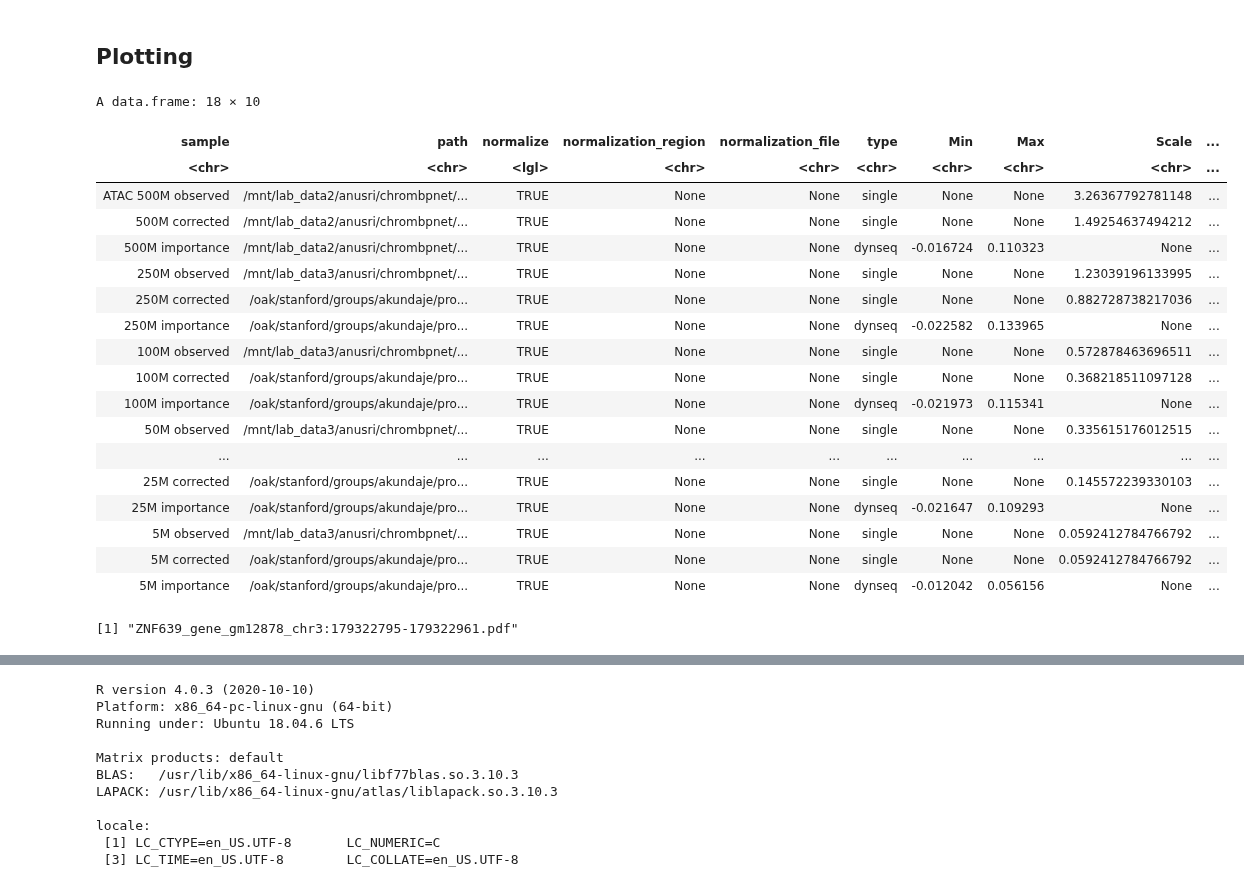
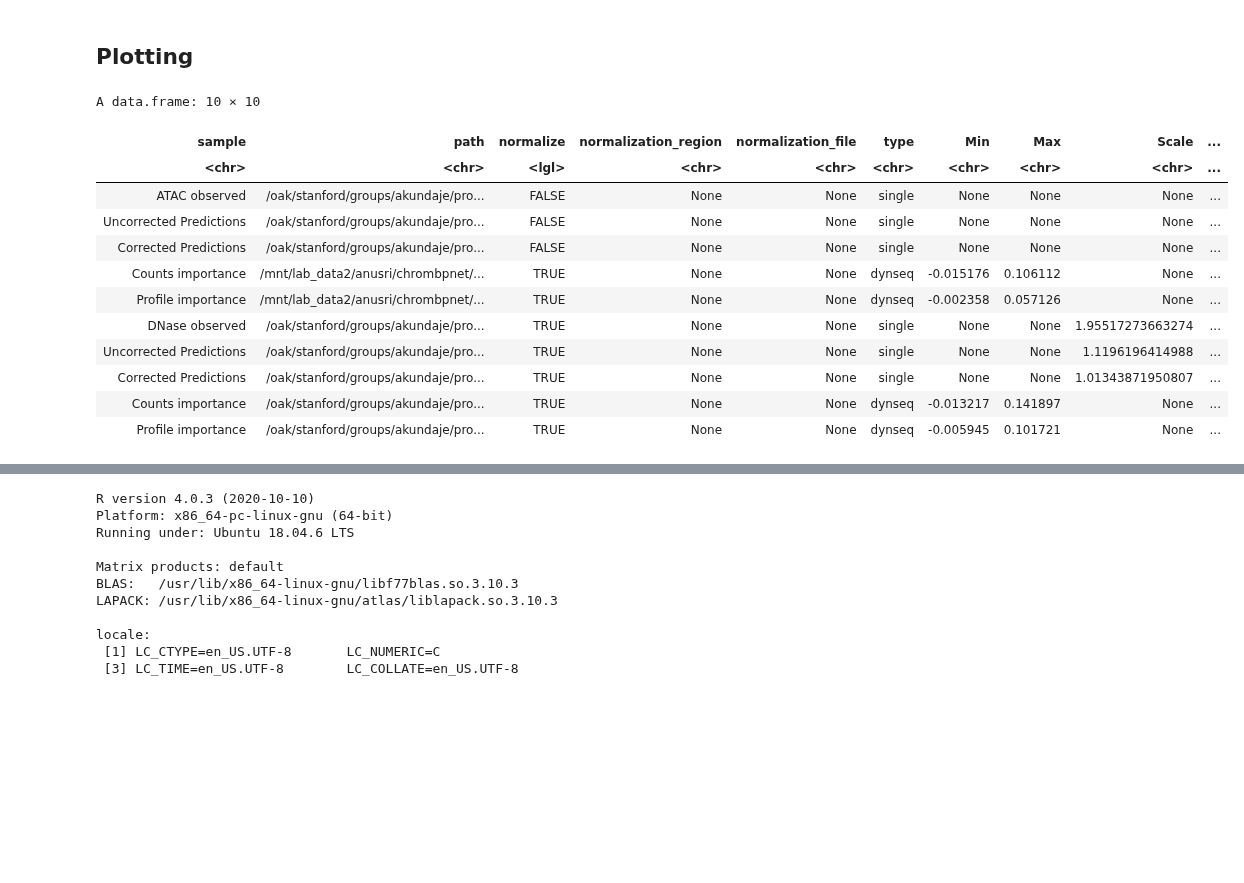
Before and after one commit to kundajelab/chrombpnet, a Jupyter notebook: src/evaluation/figure_notebooks/figure_3/locus_plots.ipynb, the cells around one changed output, grey strips where cells are left out. Drawn from its saved outputs; the diff is of its cells as text; code cells hidden in the pictures; blank space fills up the shorter version.

```diff
--- a/src/evaluation/figure_notebooks/figure_3/locus_plots.ipynb
+++ b/src/evaluation/figure_notebooks/figure_3/locus_plots.ipynb
@@ -318,63 +380,24 @@ generate_plots <- function(config, region, genome) {
 # %% [markdown]
 ## Plotting
 # %%
-config = read.table("./configs/subsample_locus_plots.tsv", header=T, stringsAsFactors=F, sep='\t')
+#config = read.table("./configs/config_main_locus-zoomout.tsv", header=T, stringsAsFactors=F, sep='\t')
+config = read.table("./configs/config_main_locus.tsv", header=T, stringsAsFactors=F, sep='\t')
+
 #config = read.table("./configs/config_supp_gm.tsv", header=T, stringsAsFactors=F, sep='\t')
 
 
 config
 # %% [output]
-A data.frame: 18 × 10
+A data.frame: 10 × 10
 | sample | path | normalize | normalization_region | normalization_file | type | Min | Max | Scale | ... |
 | <chr> | <chr> | <lgl> | <chr> | <chr> | <chr> | <chr> | <chr> | <chr> | ... |
-| ATAC 500M observed | /mnt/lab_data2/anusri/chrombpnet/... | TRUE | None | None | single | None | None | 3.26367792781148 | ... |
-| 500M corrected | /mnt/lab_data2/anusri/chrombpnet/... | TRUE | None | None | single | None | None | 1.49254637494212 | ... |
-| 500M importance | /mnt/lab_data2/anusri/chrombpnet/... | TRUE | None | None | dynseq | -0.016724 | 0.110323 | None | ... |
-| 250M observed | /mnt/lab_data3/anusri/chrombpnet/... | TRUE | None | None | single | None | None | 1.23039196133995 | ... |
-| 250M corrected | /oak/stanford/groups/akundaje/pro... | TRUE | None | None | single | None | None | 0.882728738217036 | ... |
-| 250M importance | /oak/stanford/groups/akundaje/pro... | TRUE | None | None | dynseq | -0.022582 | 0.133965 | None | ... |
-| 100M observed | /mnt/lab_data3/anusri/chrombpnet/... | TRUE | None | None | single | None | None | 0.572878463696511 | ... |
-| 100M corrected | /oak/stanford/groups/akundaje/pro... | TRUE | None | None | single | None | None | 0.368218511097128 | ... |
-| 100M importance | /oak/stanford/groups/akundaje/pro... | TRUE | None | None | dynseq | -0.021973 | 0.115341 | None | ... |
-| 50M observed | /mnt/lab_data3/anusri/chrombpnet/... | TRUE | None | None | single | None | None | 0.335615176012515 | ... |
-| ... | ... | ... | ... | ... | ... | ... | ... | ... | ... |
-| 25M corrected | /oak/stanford/groups/akundaje/pro... | TRUE | None | None | single | None | None | 0.145572239330103 | ... |
-| 25M importance | /oak/stanford/groups/akundaje/pro... | TRUE | None | None | dynseq | -0.021647 | 0.109293 | None | ... |
-| 5M observed | /mnt/lab_data3/anusri/chrombpnet/... | TRUE | None | None | single | None | None | 0.0592412784766792 | ... |
-| 5M corrected | /oak/stanford/groups/akundaje/pro... | TRUE | None | None | single | None | None | 0.0592412784766792 | ... |
-| 5M importance | /oak/stanford/groups/akundaje/pro... | TRUE | None | None | dynseq | -0.012042 | 0.056156 | None | ... |
+| ATAC observed | /oak/stanford/groups/akundaje/pro... | FALSE | None | None | single | None | None | None | ... |
+| Uncorrected Predictions | /oak/stanford/groups/akundaje/pro... | FALSE | None | None | single | None | None | None | ... |
+| Corrected Predictions | /oak/stanford/groups/akundaje/pro... | FALSE | None | None | single | None | None | None | ... |
+| Counts importance | /mnt/lab_data2/anusri/chrombpnet/... | TRUE | None | None | dynseq | -0.015176 | 0.106112 | None | ... |
+| Profile importance | /mnt/lab_data2/anusri/chrombpnet/... | TRUE | None | None | dynseq | -0.002358 | 0.057126 | None | ... |
+| DNase observed | /oak/stanford/groups/akundaje/pro... | TRUE | None | None | single | None | None | 1.95517273663274 | ... |
+| Uncorrected Predictions | /oak/stanford/groups/akundaje/pro... | TRUE | None | None | single | None | None | 1.1196196414988 | ... |
+| Corrected Predictions | /oak/stanford/groups/akundaje/pro... | TRUE | None | None | single | None | None | 1.01343871950807 | ... |
+| Counts importance | /oak/stanford/groups/akundaje/pro... | TRUE | None | None | dynseq | -0.013217 | 0.141897 | None | ... |
+| Profile importance | /oak/stanford/groups/akundaje/pro... | TRUE | None | None | dynseq | -0.005945 | 0.101721 | None | ... |
-# %%
-#range="chr20:3753160-3753300"
-#cellline="HSPA12B_gene_gm12878"
-
-#range="chr19:49896991-49897200"
-#cellline="IL4I1_gene_gm12878"
-
-#range="chr1:78885180-78885364"
-#cellline="ADGRL4_gene_gm12878"
-
-
-#range="chr1:78854628-78854939"
-#range="chr1:78834350-78834643"
-#range="chr1:27136289-27136524"
-#range="chr1:27137296-27137488"
-#cellline="SLC9A1_gene_gm12878"
-
-
-#range="chr8:89984200-89984423"
-#cellline="NBN_gene_gm12878"
-
-#range="chr3:179347619-179347750"
-#cellline="MFN1_gene_gm12878"
-
-range="chr3:179322795-179322961"
-cellline="ZNF639_gene_gm12878"
-
-#range="chr16:67393480-67393708"
-#cellline="TPPP3_gene_gm12878"
-#chr13:27137296-27137488
-
-file_name = paste(paste(cellline,range,sep="_"),".pdf",sep="")
-file_name
-# %% [output]
-[1] "ZNF639_gene_gm12878_chr3:179322795-179322961.pdf"
```
Also changed, not shown: parts of 6 cells of this notebook, 6 other files.
